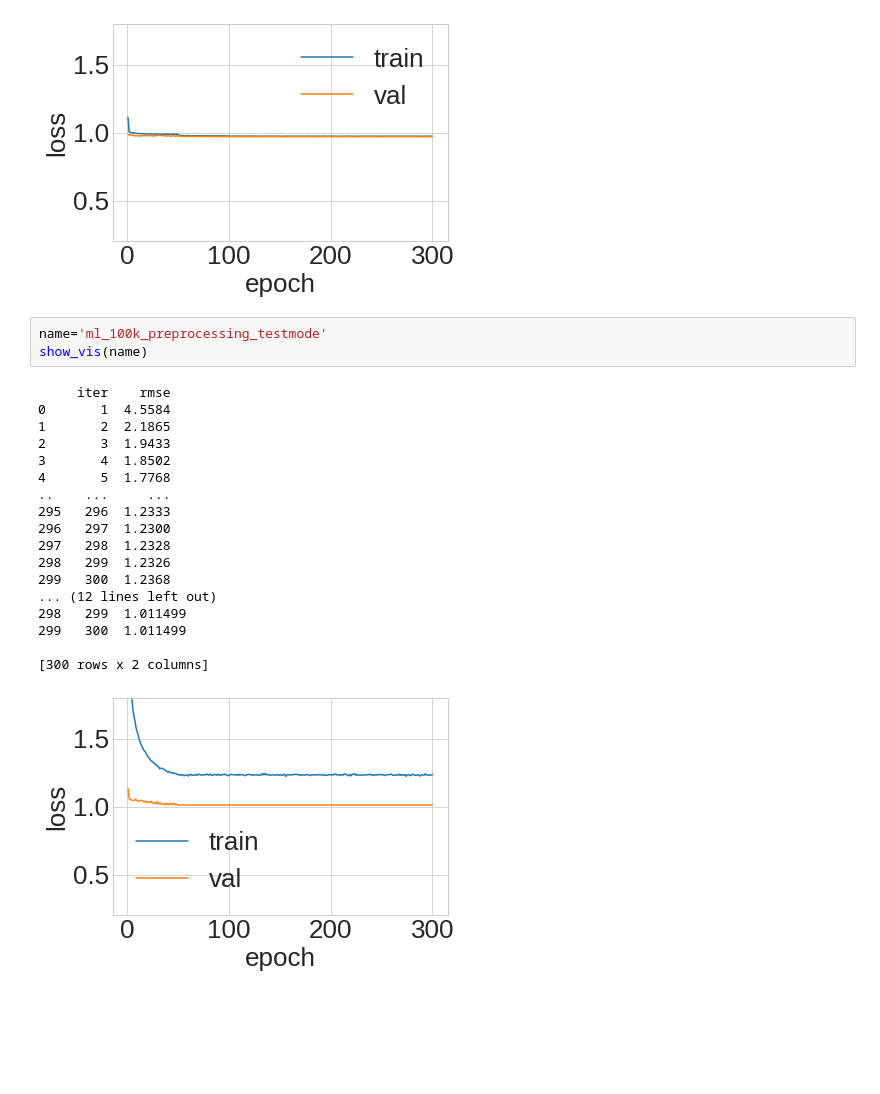
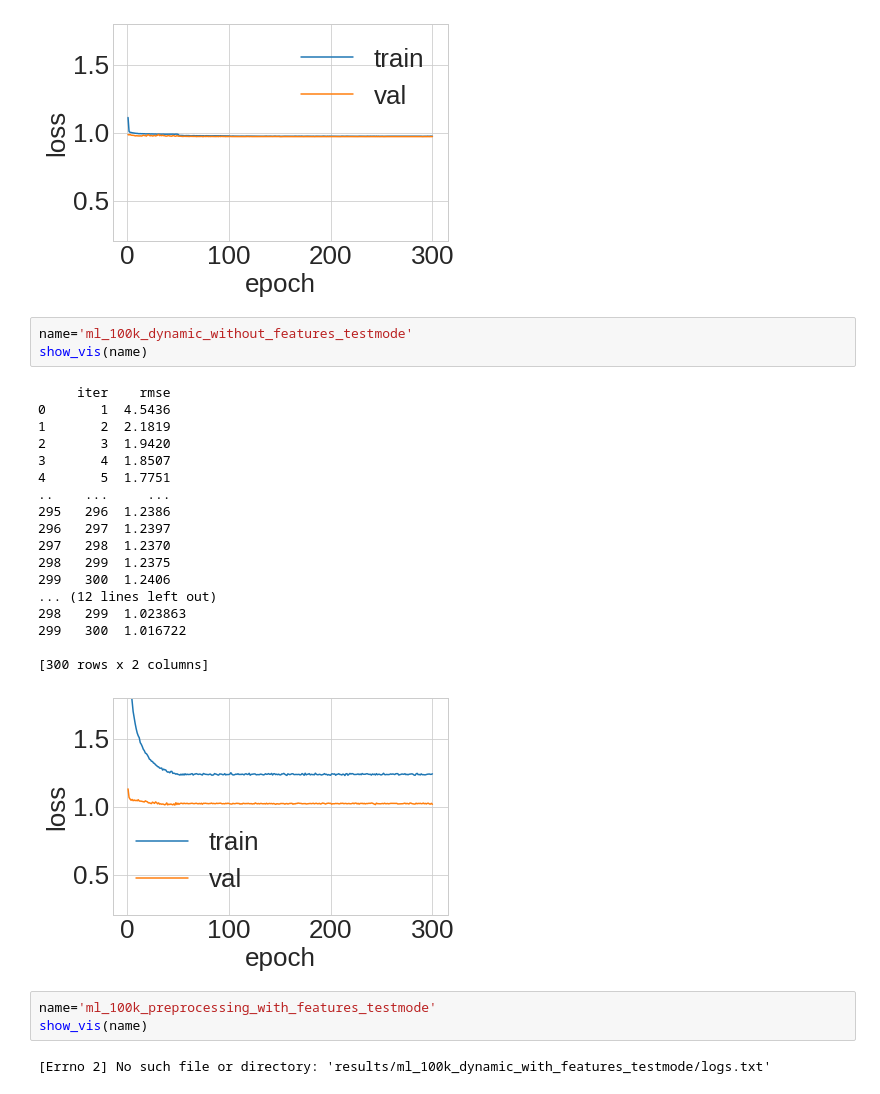
Before and after one commit to tobiasweede/rs-via-gnn, a Jupyter notebook: 03_igmc/igmc_training_visualization.ipynb, the cells around one changed output. Drawn from its saved outputs; the diff is of its cells as text; blank space fills up the shorter version.

```diff
--- a/03_igmc/igmc_training_visualization.ipynb
+++ b/03_igmc/igmc_training_visualization.ipynb
@@ -61,24 +78,29 @@ show_vis(name)
 [300 rows x 2 columns]
 [figure]
 # %%
-name='ml_100k_preprocessing_testmode'
+name='ml_100k_dynamic_without_features_testmode'
 show_vis(name)
 # %% [output]
      iter    rmse
-0       1  4.5584
-1       2  2.1865
-2       3  1.9433
-3       4  1.8502
-4       5  1.7768
+0       1  4.5436
+1       2  2.1819
+2       3  1.9420
+3       4  1.8507
+4       5  1.7751
 ..    ...     ...
-295   296  1.2333
-296   297  1.2300
-297   298  1.2328
-298   299  1.2326
-299   300  1.2368
+295   296  1.2386
+296   297  1.2397
+297   298  1.2370
+298   299  1.2375
+299   300  1.2406
 ... (12 lines left out)
-298   299  1.011499
-299   300  1.011499
+298   299  1.023863
+299   300  1.016722
 
 [300 rows x 2 columns]
-[figure, old version]
+[figure, new version]
+# %%
+name='ml_100k_preprocessing_with_features_testmode'
+show_vis(name)
+# %% [output]
+[Errno 2] No such file or directory: 'results/ml_100k_dynamic_with_features_testmode/logs.txt'
```
Also changed, not shown: parts of 1 cell of this notebook, 1 other file.
